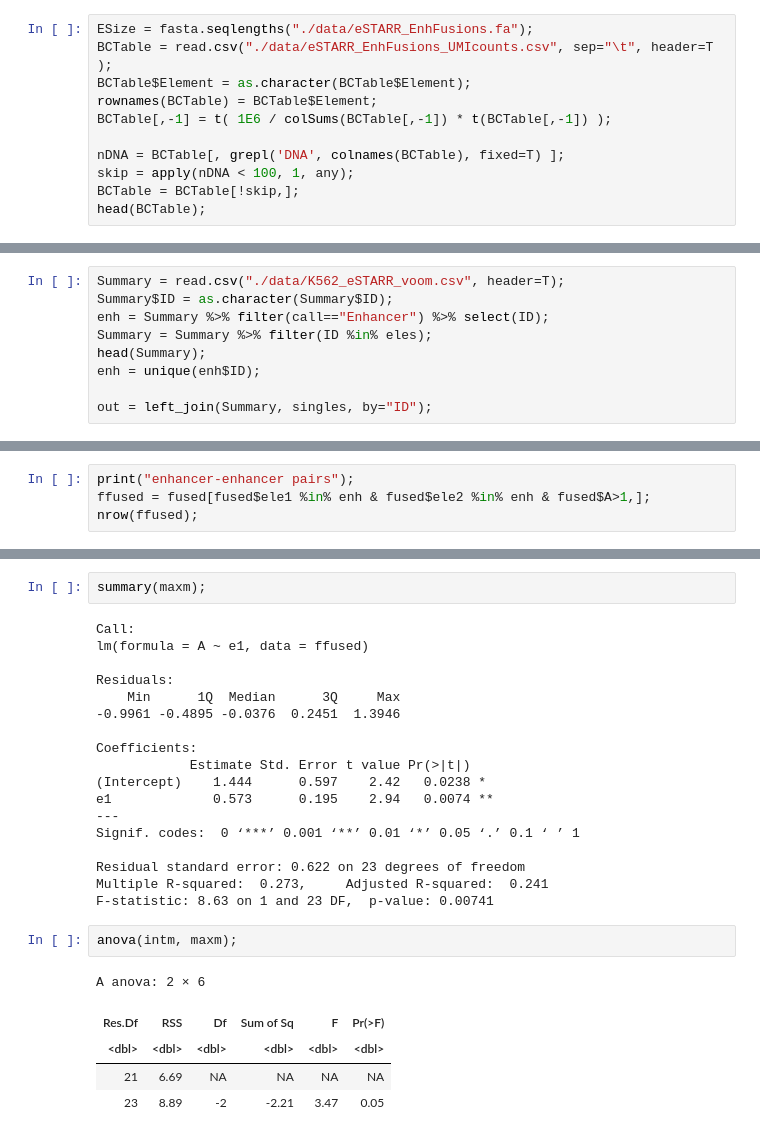
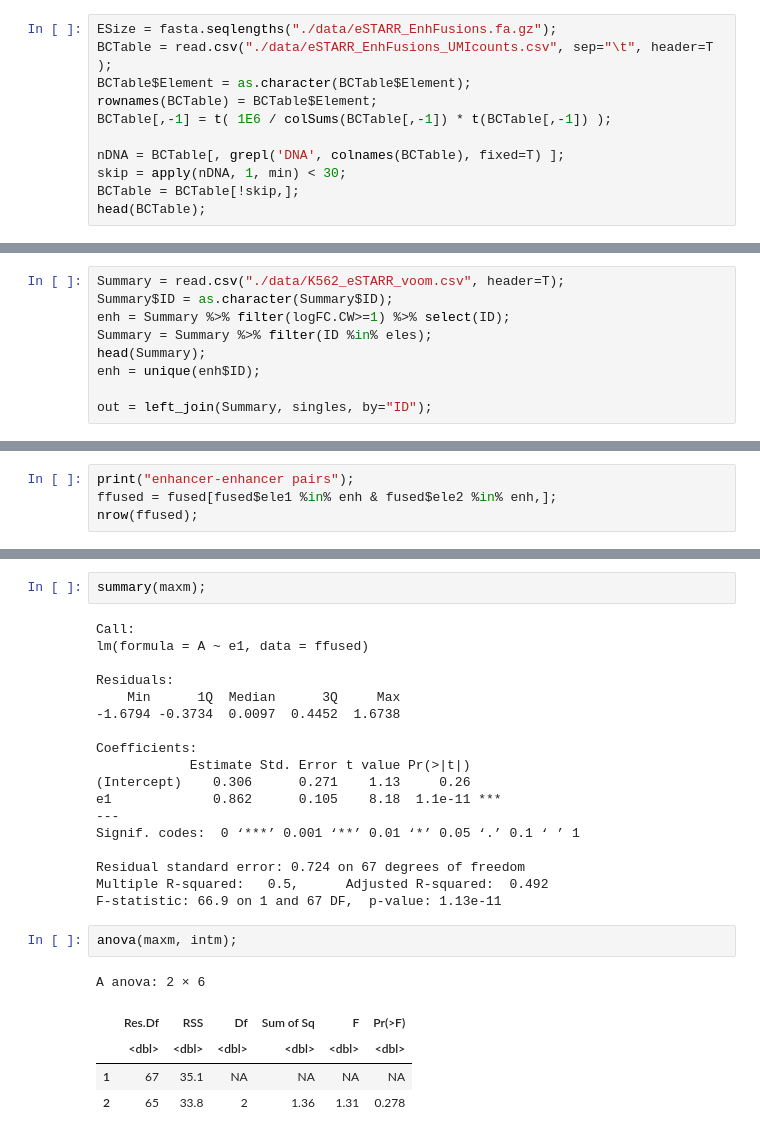
Before and after one commit to hyulab/eSTARR, a Jupyter notebook: Enh_Fusions_Coop.ipynb, the cells around one changed output, grey strips where cells are left out. Drawn from its saved outputs; the diff is of its cells as text.

```diff
--- a/Enh_Fusions_Coop.ipynb
+++ b/Enh_Fusions_Coop.ipynb
@@ -15,12 +15,12 @@ mycols = c('forestgreen', '#555555', 'firebrick');
 # %%
-ESize = fasta.seqlengths("./data/eSTARR_EnhFusions.fa");
+ESize = fasta.seqlengths("./data/eSTARR_EnhFusions.fa.gz");
 BCTable = read.csv("./data/eSTARR_EnhFusions_UMIcounts.csv", sep="\t", header=T );
 BCTable$Element = as.character(BCTable$Element);
 rownames(BCTable) = BCTable$Element;
 BCTable[,-1] = t( 1E6 / colSums(BCTable[,-1]) * t(BCTable[,-1]) );
 
 nDNA = BCTable[, grepl('DNA', colnames(BCTable), fixed=T) ];
-skip = apply(nDNA < 100, 1, any);
+skip = apply(nDNA, 1, min) < 30;
 BCTable = BCTable[!skip,];
 head(BCTable);
 # %% [output]
@@ -106,7 +105,7 @@ fused$e2 = ifelse(fused$B > fused$C, fused$C, fused$B);
 # %%
 Summary = read.csv("./data/K562_eSTARR_voom.csv", header=T);
 Summary$ID = as.character(Summary$ID);
-enh = Summary %>% filter(call=="Enhancer") %>% select(ID);
+enh = Summary %>% filter(logFC.CW>=1) %>% select(ID);
 Summary = Summary %>% filter(ID %in% eles);
 head(Summary);
 enh = unique(enh$ID);
@@ -166,6 +168,6 @@ Warning message:
 # %%
 print("enhancer-enhancer pairs");
-ffused = fused[fused$ele1 %in% enh & fused$ele2 %in% enh & fused$A>1,];
+ffused = fused[fused$ele1 %in% enh & fused$ele2 %in% enh,];
 nrow(ffused);
 # %% [output]
 [1] "enhancer-enhancer pairs"
@@ -216,26 +241,26 @@ lm(formula = A ~ e1, data = ffused)
 
 Residuals:
     Min      1Q  Median      3Q     Max
--0.9961 -0.4895 -0.0376  0.2451  1.3946
+-1.6794 -0.3734  0.0097  0.4452  1.6738
 
 Coefficients:
             Estimate Std. Error t value Pr(>|t|)
-(Intercept)    1.444      0.597    2.42   0.0238 *
-e1             0.573      0.195    2.94   0.0074 **
+(Intercept)    0.306      0.271    1.13     0.26
+e1             0.862      0.105    8.18  1.1e-11 ***
 ---
 Signif. codes:  0 ‘***’ 0.001 ‘**’ 0.01 ‘*’ 0.05 ‘.’ 0.1 ‘ ’ 1
 
-Residual standard error: 0.622 on 23 degrees of freedom
-Multiple R-squared:  0.273,     Adjusted R-squared:  0.241
-F-statistic: 8.63 on 1 and 23 DF,  p-value: 0.00741
+Residual standard error: 0.724 on 67 degrees of freedom
+Multiple R-squared:   0.5,      Adjusted R-squared:  0.492
+F-statistic: 66.9 on 1 and 67 DF,  p-value: 1.13e-11
 # %%
-anova(intm, maxm);
+anova(maxm, intm);
 # %% [output]
 A anova: 2 × 6
-| Res.Df | RSS | Df | Sum of Sq | F | Pr(>F) |
-| <dbl> | <dbl> | <dbl> | <dbl> | <dbl> | <dbl> |
-| 21 | 6.69 | NA | NA | NA | NA |
-| 23 | 8.89 | -2 | -2.21 | 3.47 | 0.05 |
+|  | Res.Df | RSS | Df | Sum of Sq | F | Pr(>F) |
+|  | <dbl> | <dbl> | <dbl> | <dbl> | <dbl> | <dbl> |
+| 1 | 67 | 35.1 | NA | NA | NA | NA |
+| 2 | 65 | 33.8 | 2 | 1.36 | 1.31 | 0.278 |
 # %%
 print("test on enhancer-inactive pairs");
 nfused = fused[(fused$ele1 %in% enh | fused$ele2 %in% enh) & fused$e2 > -1,];
```
Also changed, not shown: parts of 22 cells of this notebook.
